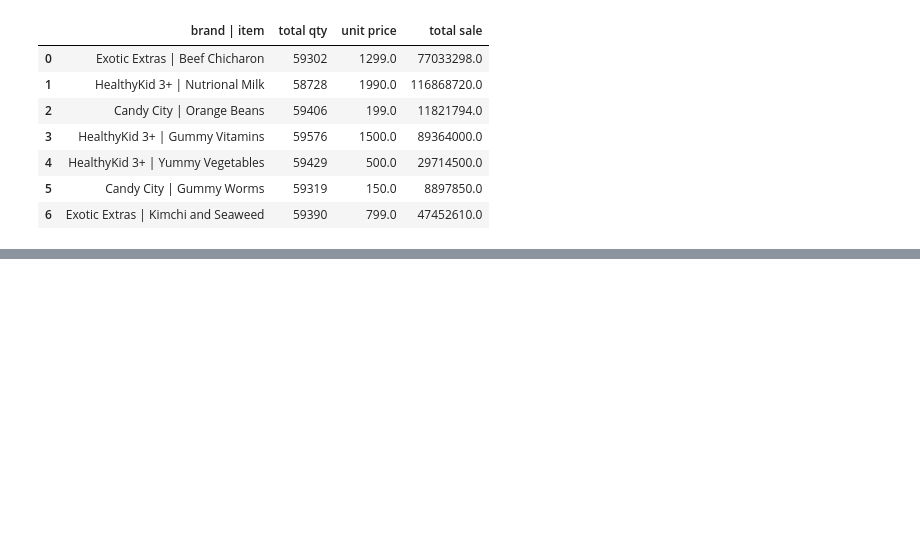
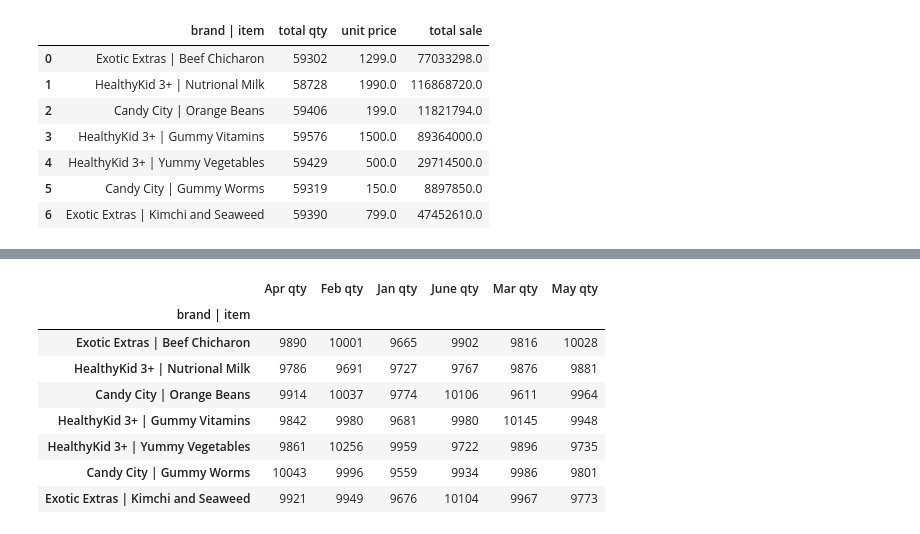
Before and after one commit to lrnt7/adhoc-analysis, a Jupyter notebook: adhoc-analysis-ntbk.ipynb, the cells around one changed output, grey strips where cells are left out. Saved outputs shown, nothing was run; the diff lists cells and outputs as text; code cells hidden in the pictures; blank space fills up the shorter version.

```diff
--- a/adhoc-analysis-ntbk.ipynb
+++ b/adhoc-analysis-ntbk.ipynb
@@ -139,0 +227,13 @@ inventory_df
+# %%
+qty_sold_table = pd.pivot_table(inventory_df_monthly_sale, values=['Jan qty','Feb qty','Mar qty','Apr qty','May qty','June qty'],index=['brand | item'], sort=False)
+qty_sold_table
+# %% [output]
+|  | Apr qty | Feb qty | Jan qty | June qty | Mar qty | May qty |
+| brand | item |  |  |  |  |  |  |
+| Exotic Extras | Beef Chicharon | 9890 | 10001 | 9665 | 9902 | 9816 | 10028 |
+| HealthyKid 3+ | Nutrional Milk | 9786 | 9691 | 9727 | 9767 | 9876 | 9881 |
+| Candy City | Orange Beans | 9914 | 10037 | 9774 | 10106 | 9611 | 9964 |
+| HealthyKid 3+ | Gummy Vitamins | 9842 | 9980 | 9681 | 9980 | 10145 | 9948 |
+| HealthyKid 3+ | Yummy Vegetables | 9861 | 10256 | 9959 | 9722 | 9896 | 9735 |
+| Candy City | Gummy Worms | 10043 | 9996 | 9559 | 9934 | 9986 | 9801 |
+| Exotic Extras | Kimchi and Seaweed | 9921 | 9949 | 9676 | 10104 | 9967 | 9773 |
```
Also changed, not shown: parts of 9 cells of this notebook.
